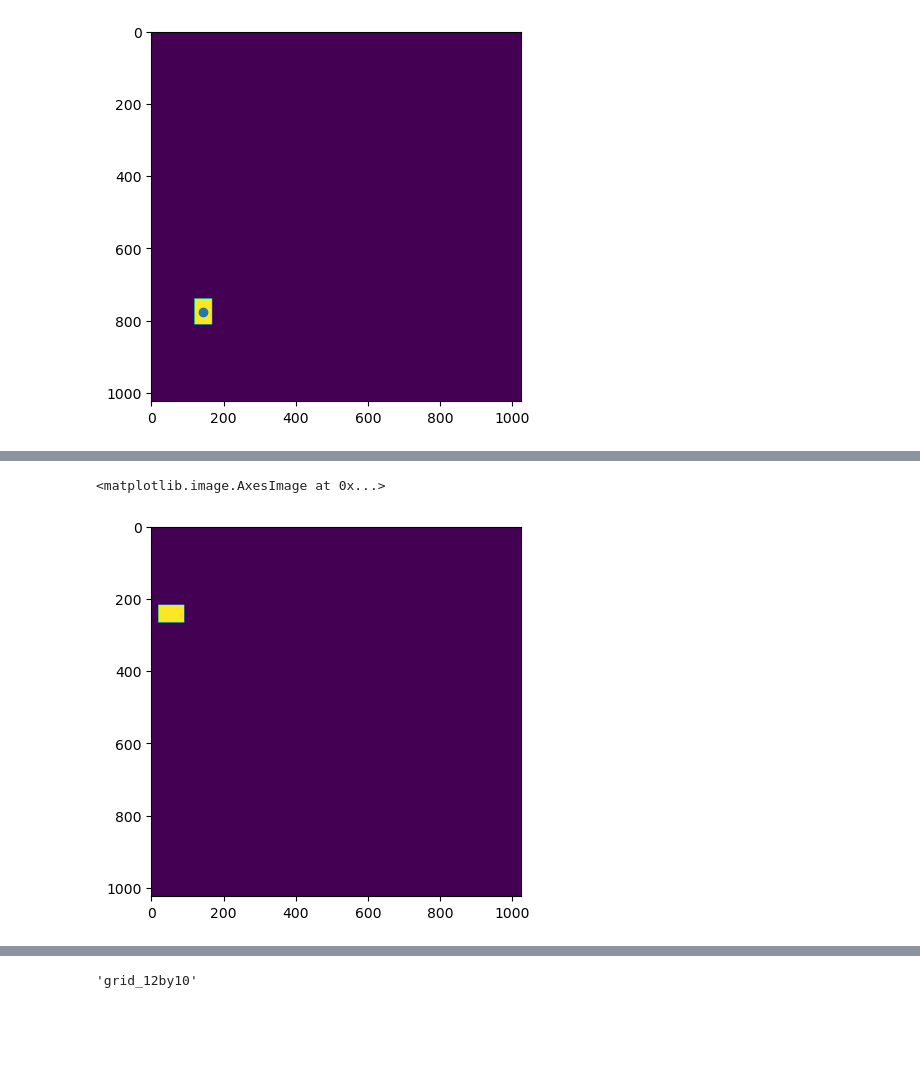
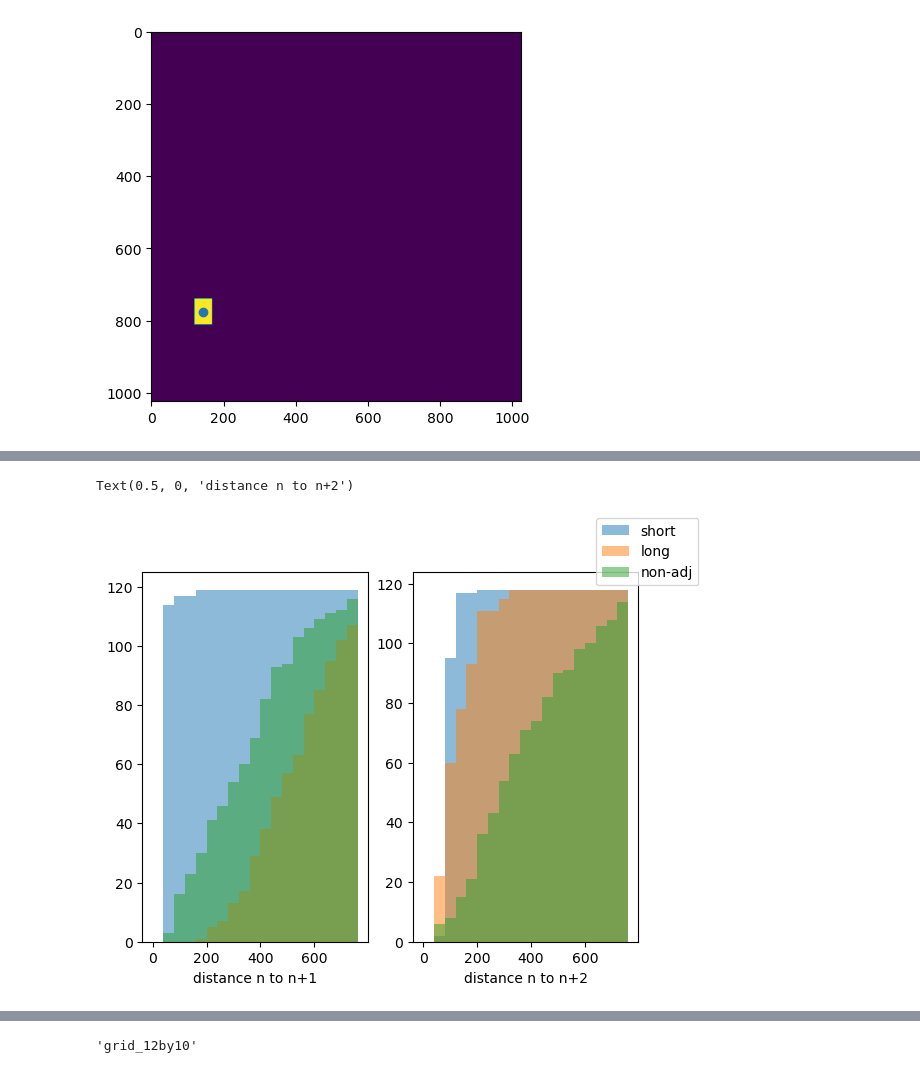
Before and after one commit to travis-open/photostim_generation, a Jupyter notebook: grid_stim_building.ipynb, the cells around one changed output, grey strips where cells are left out. Cells and saved outputs as stored; diff of their text form; code cells hidden in the pictures; blank space fills up the shorter version.

```diff
--- a/grid_stim_building.ipynb
+++ b/grid_stim_building.ipynb
@@ -86,3 +96,18 @@ min dist long path: %s pixels 174.18381095842403
+# %%
+route_list = [short_route, long_route, non_adj_route]
+label_list = ["short", "long", "non-adj"]
+bins = np.arange(0, 800, 40)
+fig, axs = plt.subplots(1, 2)
+for route, label in zip(route_list, label_list):
+
+    axs[0].hist(distances_all_steps(route, coms), cumulative=True, alpha=0.5, label=label, bins=bins)
+    axs[1].hist(distances_n_steps(route, coms, n_steps=2), cumulative=True, alpha=0.5, bins=bins)
+fig.legend()
+axs[0].set_xlabel('distance n to n+1')
+axs[1].set_xlabel('distance n to n+2')
+# %% [output]
+Text(0.5, 0, 'distance n to n+2')
+[figure, added]
 # %%
 sequence_dict = {}
 sequence_dict['raster'] = np.arange(len(long_route))
@@ -91,7 +117,2 @@ sequence_dict['default'] = long_route
 # %%
 grid_12by10 = StimSequenceSet(grid_stims, "grid_12by10", sequence_dict)
-# %%
-plt.imshow(grid_12by10.get_single_image([2]))
-# %% [output]
-<matplotlib.image.AxesImage at 0x...>
-[figure, removed]
```
Also changed, not shown: parts of 28 cells of this notebook, 1 other file.
